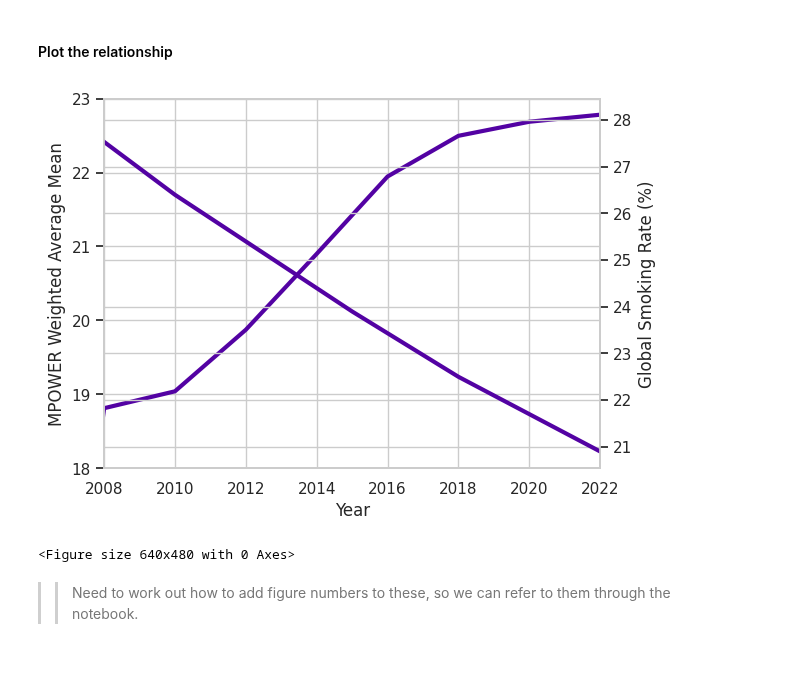
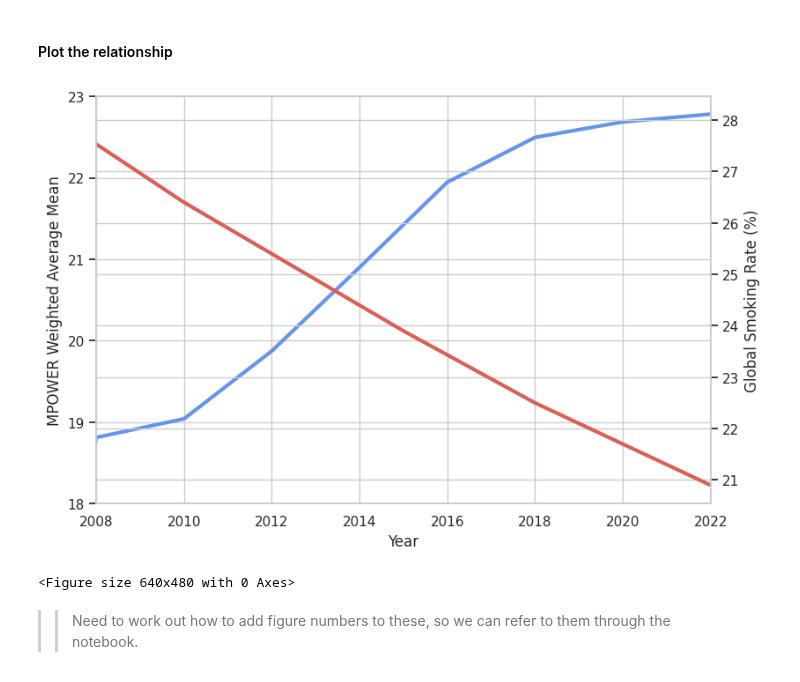
Before and after one commit to rhobaker/Data_Project, a Jupyter notebook: Main_Jupyter_workbook_Rhona.ipynb, the cells around one changed output. Drawn from its saved outputs; the diff is of its cells as text; code cells hidden in the pictures.

```diff
--- a/Main_Jupyter_workbook_Rhona.ipynb
+++ b/Main_Jupyter_workbook_Rhona.ipynb
@@ -262,35 +266,35 @@ Smoking Rate                     -0.963532      1.000000
 # %%
 # Create a mask to smooth the data into a line as not all years have data
 ratemask = np.isfinite(cleaned_merged_rate_MPOWER["Smoking Rate"])
 MPOWERmask = np.isfinite(cleaned_merged_rate_MPOWER["Weighted Mean MPOWER"])
 
 # Create the plot and set the axis values
-sns.set_theme(style="whitegrid", palette="plasma")
-fig, ax1 = plt.subplots()
+sns.set_theme(style="whitegrid", palette="hls")
+fig, ax1 = plt.subplots(figsize=(9,6))
 plt.xlim(2008, 2022)
 plt.ylim(18, 23)
 
 # Plot the MPOWER values
 ax1.set_xlabel('Year')
 ax1.set_ylabel('MPOWER Weighted Average Mean')
-ax1.plot(cleaned_merged_rate_MPOWER["Weighted Mean MPOWER"][MPOWERmask], lw = 3)
+ax1.plot(cleaned_merged_rate_MPOWER["Weighted Mean MPOWER"][MPOWERmask], color='cornflowerblue', lw =3)
 ax1.tick_params(axis ='y')
 
 
 # Adding Twin Axes to plot smoking rates
 ax2 = ax1.twinx()
 ax2.set_ylabel('Global Smoking Rate (%)')
 ax2.plot(cleaned_merged_rate_MPOWER["Smoking Rate"][ratemask], lw=3)
 ax2.tick_params(axis ='y')
 
 # Adding title
 # plt.title('MPOWER Measures and Smoking Rates over Time')
 
 # Show plot
 plt.show()
 plt.clf()
 # %% [output]
-[figure, old version]
+[figure, new version]
 <Figure size 640x480 with 0 Axes>
 # %% [markdown]
 >> Need to work out how to add figure numbers to these, so we can refer to them through the notebook.
```
Also changed, not shown: parts of 14 cells of this notebook.
